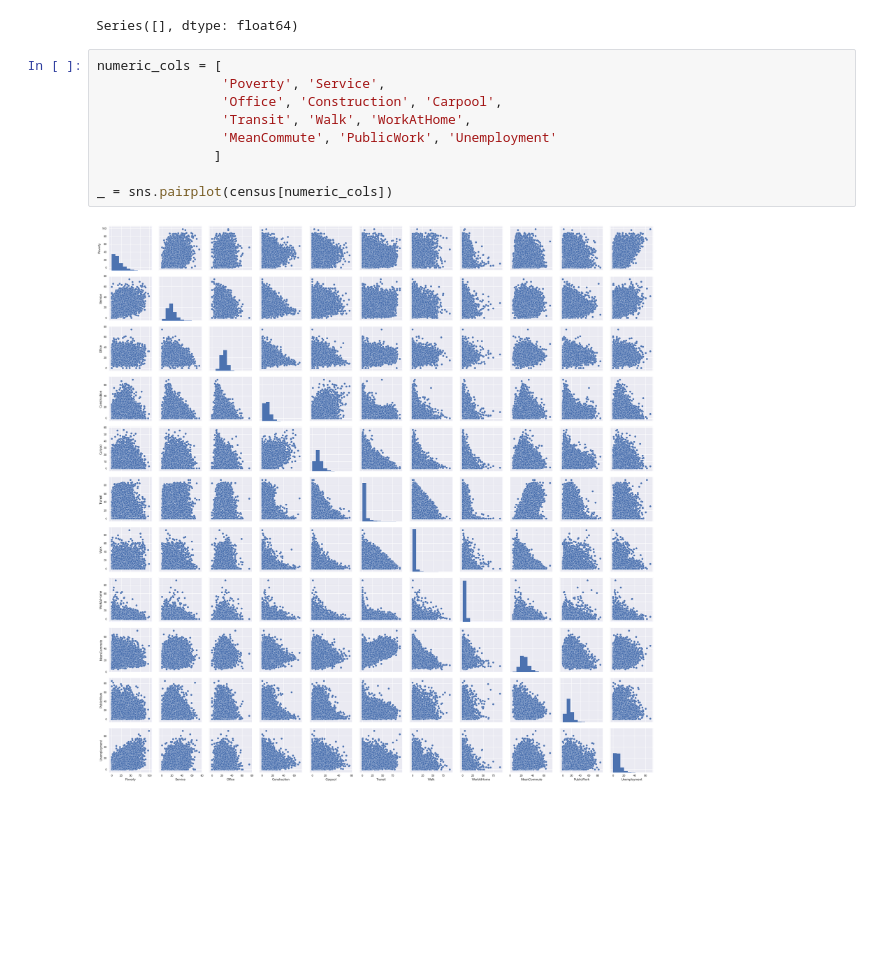
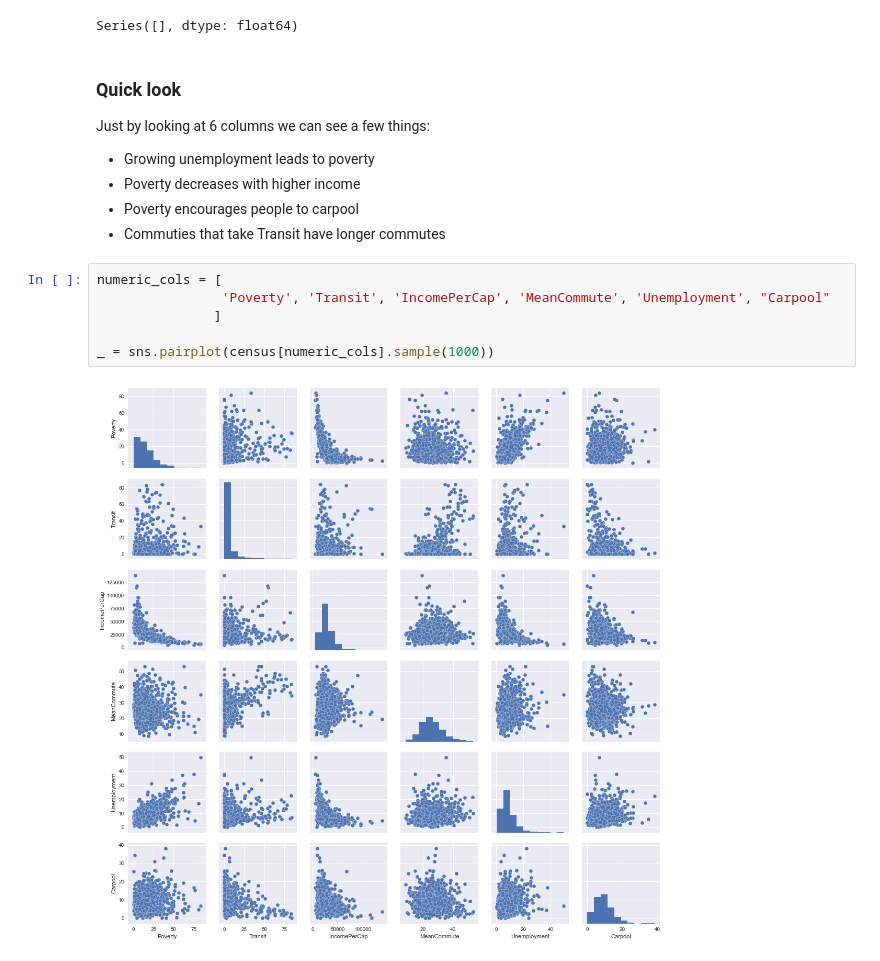
Before and after one commit to pstetz/Kaggle, a Jupyter notebook: in_progress/census/numeric_focus.ipynb, the cells around one changed output. Drawn from its saved outputs; the diff is of its cells as text; blank space fills up the shorter version.

Commit message:
added pairplots to numeric look

```diff
--- a/in_progress/census/numeric_focus.ipynb
+++ b/in_progress/census/numeric_focus.ipynb
@@ -44,14 +44,20 @@ missing_cols = [col for col in census.columns if any(census[col].isnull())]
 census[missing_cols].isnull().sum()
 # %% [output]
 Series([], dtype: float64)
+# %% [markdown]
+### Quick look
+
+Just by looking at 6 columns we can see a few things:
+
+- Growing unemployment leads to poverty
+- Poverty decreases with higher income
+- Poverty encourages people to carpool
+- Commuties that take Transit have longer commutes
 # %%
 numeric_cols = [
-                'Poverty', 'Service',
-                'Office', 'Construction', 'Carpool',
-                'Transit', 'Walk', 'WorkAtHome',
-                'MeanCommute', 'PublicWork', 'Unemployment'
+                'Poverty', 'Transit', 'IncomePerCap', 'MeanCommute', 'Unemployment', "Carpool"
                ]
 
-_ = sns.pairplot(census[numeric_cols])
+_ = sns.pairplot(census[numeric_cols].sample(1000))
 # %% [output]
-[figure, old version]
+[figure, new version]
```
